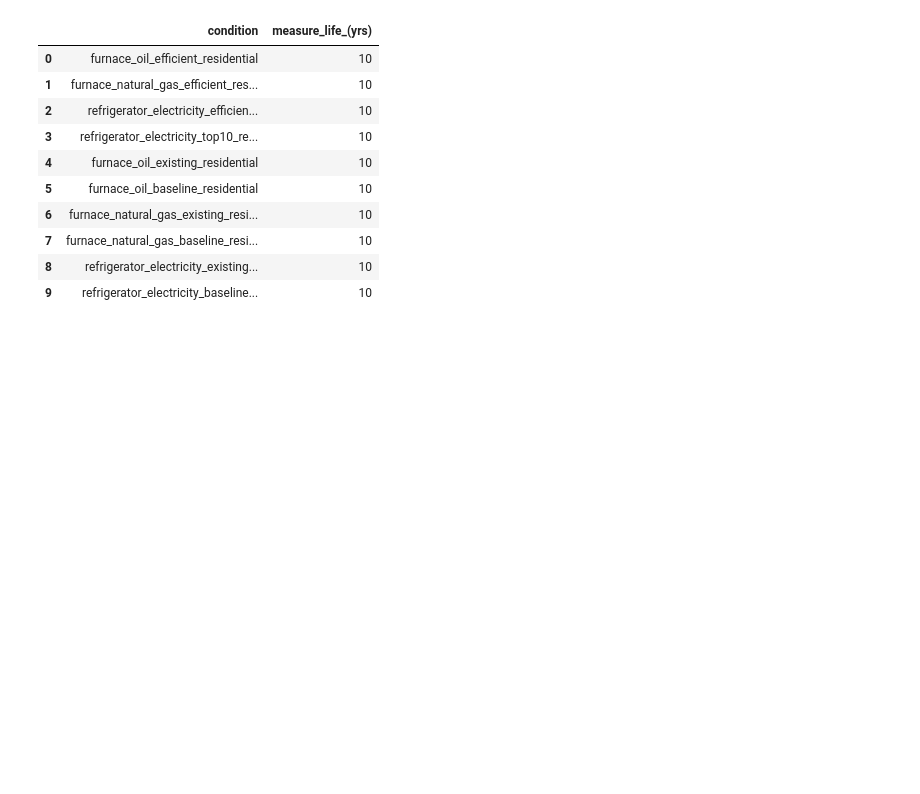
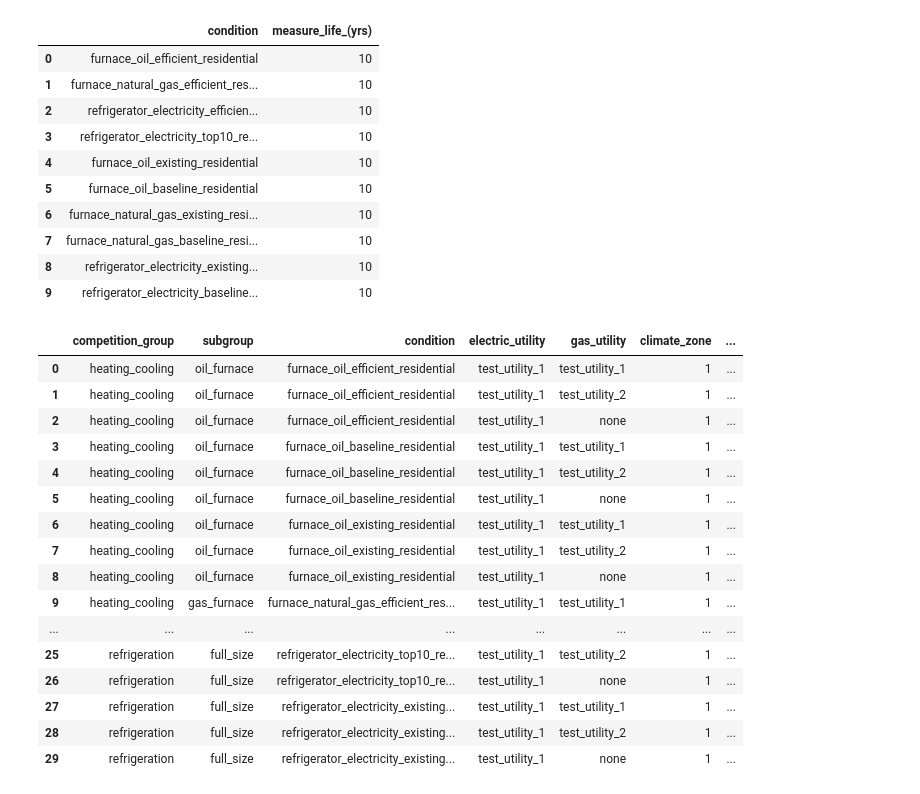
Before and after one commit to NV5-Optimal/Potential_Study_Tool_Prototype, a Jupyter notebook: 020_Yearly_Market_and_Cost_Merge.ipynb, the cells around one changed output. Cells and saved outputs as stored; diff of their text form; code cells hidden in the pictures; blank space fills up the shorter version.

```diff
--- a/020_Yearly_Market_and_Cost_Merge.ipynb
+++ b/020_Yearly_Market_and_Cost_Merge.ipynb
@@ -58,12 +58,30 @@ df_life
 # %%
 df_yr1 = pd.read_pickle("020_input/df_yr1_001.pkl")
 # Apply filters
 # df_yr1 = df_yr1[
 #     (df_yr1['electric_utility'] == 'test_utility_1') &
 #     (df_yr1['gas_utility'] == 'test_utility_1') &
 #     (df_yr1['competition_group'] == 'refrigeration')
 # ]
-# df_yr1
+df_yr1
+# %% [output]
+|  | competition_group | subgroup | condition | electric_utility | gas_utility | climate_zone | ... |
+| 0 | heating_cooling | oil_furnace | furnace_oil_efficient_residential | test_utility_1 | test_utility_1 | 1 | ... |
+| 1 | heating_cooling | oil_furnace | furnace_oil_efficient_residential | test_utility_1 | test_utility_2 | 1 | ... |
+| 2 | heating_cooling | oil_furnace | furnace_oil_efficient_residential | test_utility_1 | none | 1 | ... |
+| 3 | heating_cooling | oil_furnace | furnace_oil_baseline_residential | test_utility_1 | test_utility_1 | 1 | ... |
+| 4 | heating_cooling | oil_furnace | furnace_oil_baseline_residential | test_utility_1 | test_utility_2 | 1 | ... |
+| 5 | heating_cooling | oil_furnace | furnace_oil_baseline_residential | test_utility_1 | none | 1 | ... |
+| 6 | heating_cooling | oil_furnace | furnace_oil_existing_residential | test_utility_1 | test_utility_1 | 1 | ... |
+| 7 | heating_cooling | oil_furnace | furnace_oil_existing_residential | test_utility_1 | test_utility_2 | 1 | ... |
+| 8 | heating_cooling | oil_furnace | furnace_oil_existing_residential | test_utility_1 | none | 1 | ... |
+| 9 | heating_cooling | gas_furnace | furnace_natural_gas_efficient_res... | test_utility_1 | test_utility_1 | 1 | ... |
+| ... | ... | ... | ... | ... | ... | ... | ... |
+| 25 | refrigeration | full_size | refrigerator_electricity_top10_re... | test_utility_1 | test_utility_2 | 1 | ... |
+| 26 | refrigeration | full_size | refrigerator_electricity_top10_re... | test_utility_1 | none | 1 | ... |
+| 27 | refrigeration | full_size | refrigerator_electricity_existing... | test_utility_1 | test_utility_1 | 1 | ... |
+| 28 | refrigeration | full_size | refrigerator_electricity_existing... | test_utility_1 | test_utility_2 | 1 | ... |
+| 29 | refrigeration | full_size | refrigerator_electricity_existing... | test_utility_1 | none | 1 | ... |
 # %%
 df_yr1 = pd.read_pickle("020_input/df_yr1_001.pkl")
 # first need to change df_yr1 into long format with the current column names which are building types into rows and a new column for building type
```
Also changed, not shown: parts of 4 cells of this notebook, 31 other files.
